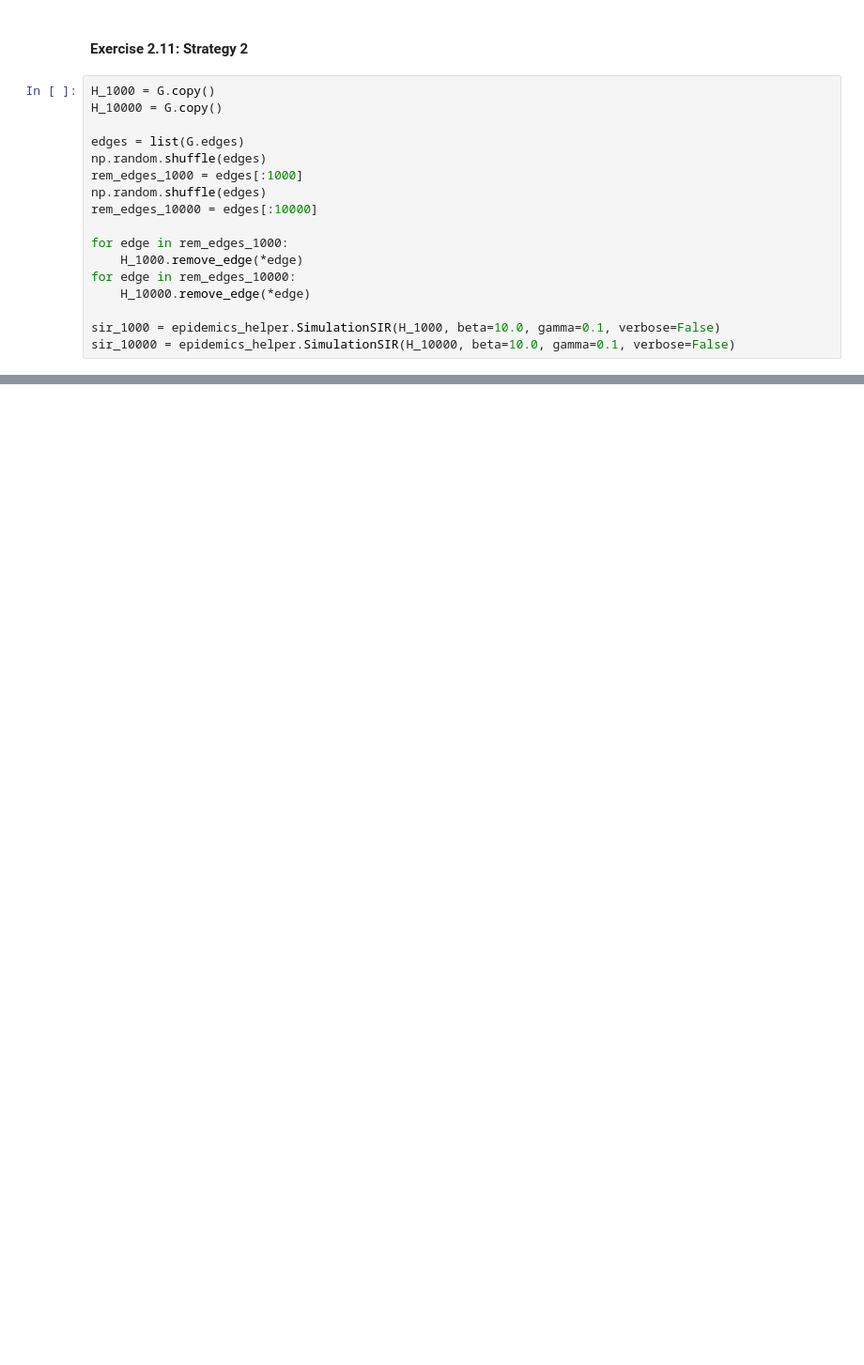
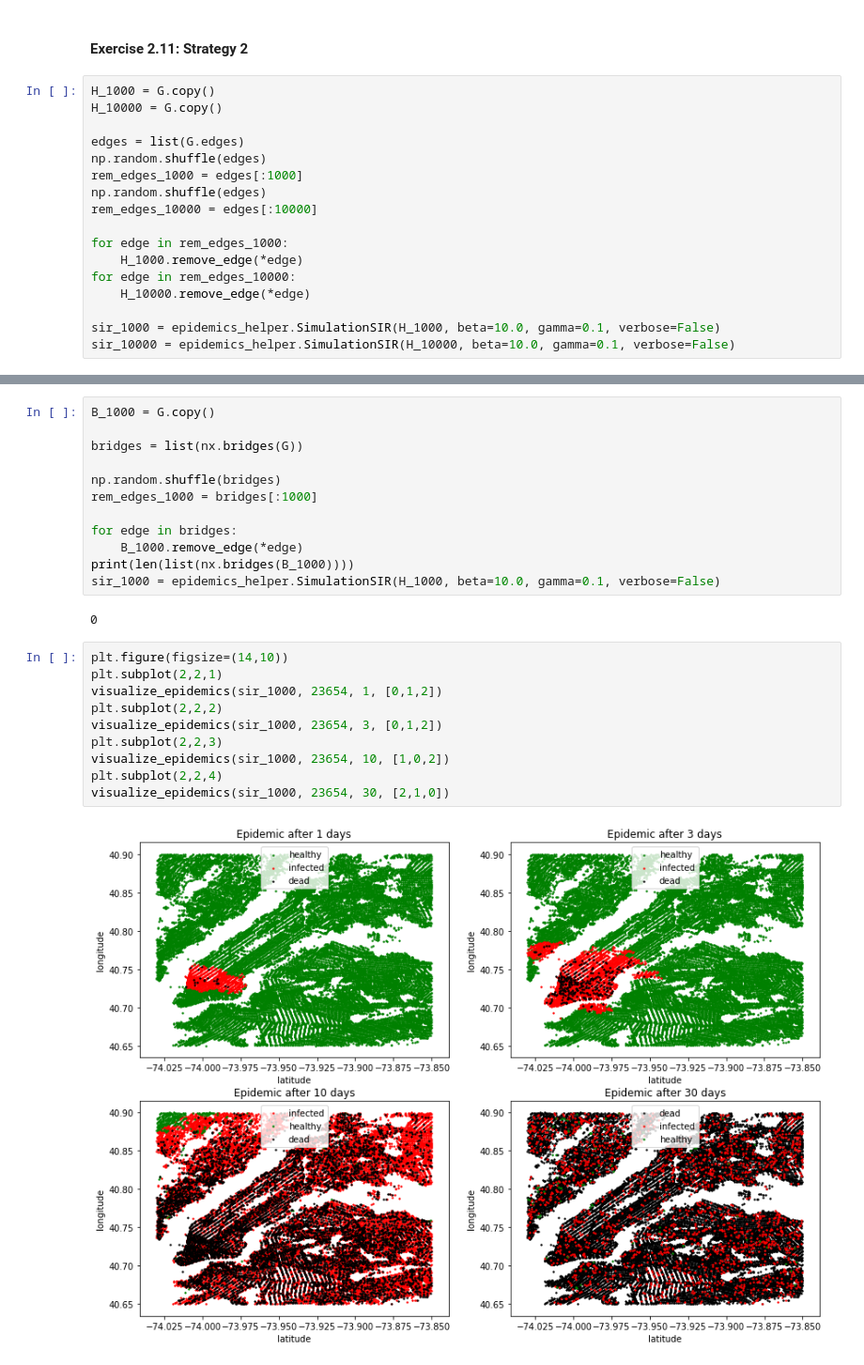
Before and after one commit to rbischof/ianalytics, a Jupyter notebook: ix-lab2/notebooks/ix-lab2-notebook-part3.ipynb, the cells around one changed output, grey strips where cells are left out. Shown: that part at 94% size. Drawn from its saved outputs; the diff is of its cells as text; blank space fills up the shorter version.

```diff
--- a/ix-lab2/notebooks/ix-lab2-notebook-part3.ipynb
+++ b/ix-lab2/notebooks/ix-lab2-notebook-part3.ipynb
@@ -205,0 +221,26 @@ Epidemic stopped after 30.00 days | 30.00 days elapsed | 0.4% susceptible, 9.1%
+# %%
+B_1000 = G.copy()
+
+bridges = list(nx.bridges(G))
+
+np.random.shuffle(bridges)
+rem_edges_1000 = bridges[:1000]
+
+for edge in bridges:
+    B_1000.remove_edge(*edge)
+print(len(list(nx.bridges(B_1000))))
+sir_1000 = epidemics_helper.SimulationSIR(H_1000, beta=10.0, gamma=0.1, verbose=False)
+# %% [output]
+0
+# %%
+plt.figure(figsize=(14,10))
+plt.subplot(2,2,1)
+visualize_epidemics(sir_1000, 23654, 1, [0,1,2])
+plt.subplot(2,2,2)
+visualize_epidemics(sir_1000, 23654, 3, [0,1,2])
+plt.subplot(2,2,3)
+visualize_epidemics(sir_1000, 23654, 10, [1,0,2])
+plt.subplot(2,2,4)
+visualize_epidemics(sir_1000, 23654, 30, [2,1,0])
+# %% [output]
+[figure, added]
```
Also changed, not shown: parts of 7 cells of this notebook.
